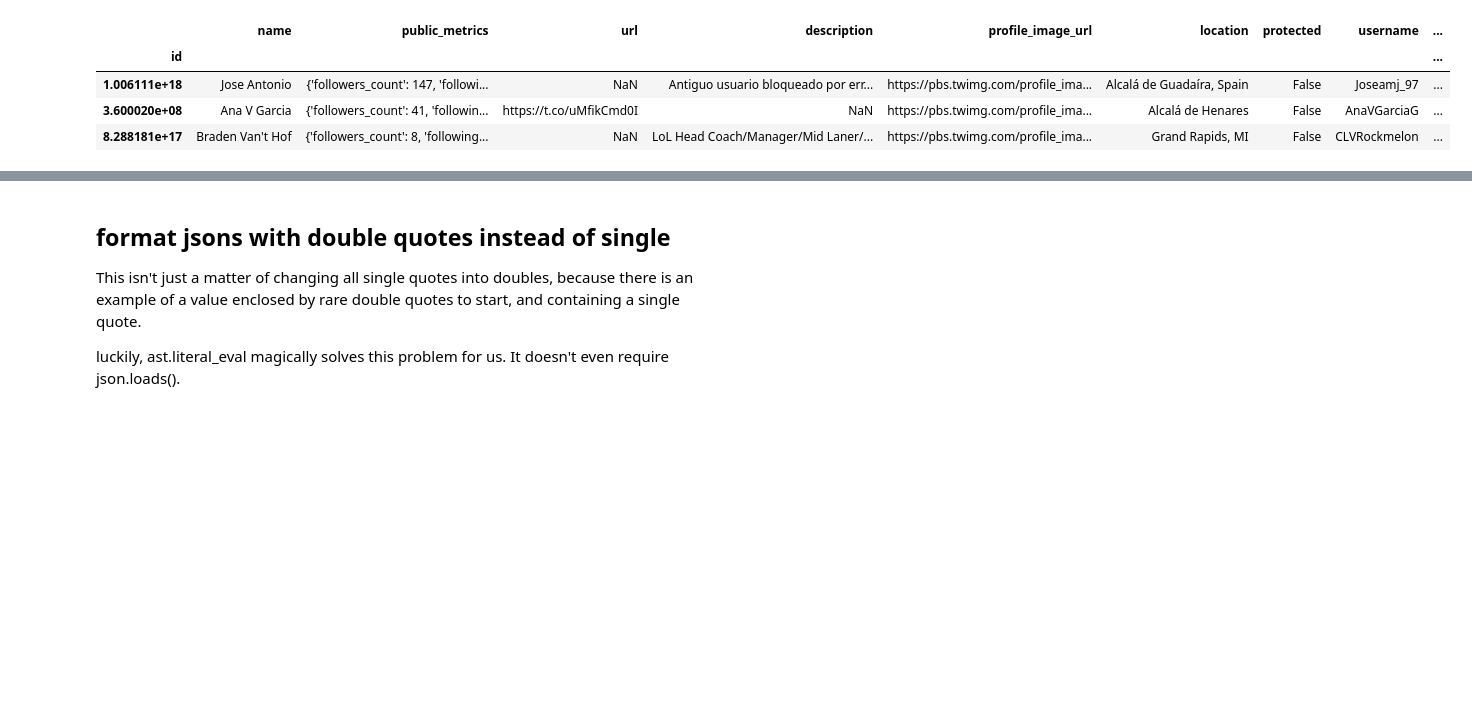
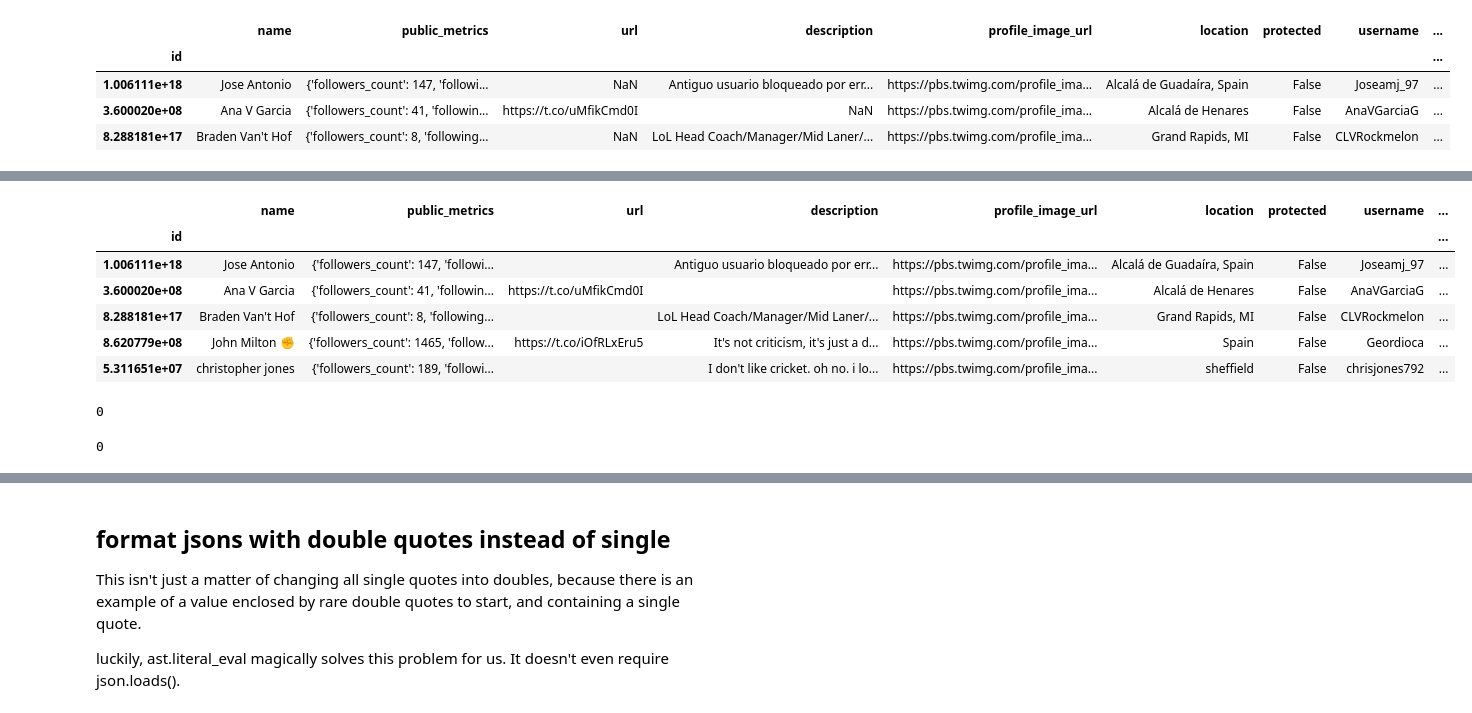
Before and after one commit to dtersegno/capstone, a Jupyter notebook: data_acquisition/4_EDA.ipynb, the cells around one changed output, grey strips where cells are left out. Cells and saved outputs as stored; diff of their text form; code cells hidden in the pictures; blank space fills up the shorter version.

```diff
--- a/data_acquisition/4_EDA.ipynb
+++ b/data_acquisition/4_EDA.ipynb
@@ -59,6 +59,9 @@ tweets.head(3)
 | 1521733011414257664 | 1521733011414257664 | everyone | en | NaN | False | Twitter for Android | {'retweet_count': 0, 'reply_count... | ... |
 # %%
 users.set_index('id', inplace = True)
+#when it comes to drop_duplicates, any NaNs are not considered duplicate values.
+# any repeated rows with NaNs must be dealt with.
+users.drop_duplicates(inplace=True)
 users.head(3)
 # %% [output]
 |  | name | public_metrics | url | description | profile_image_url | location | protected | username | ... |
@@ -73,0 +310,27 @@ len(tweets), len(users)
+# %%
+#fill missing values in user columns.
+json_likes = ['entities', 'withheld']
+string_cols = ['name', 'url', 'description', 'location']
+
+users[json_likes] = users[json_likes].fillna('{}')
+users[string_cols] = users[string_cols].fillna('')
+users['pinned_tweet_id'].fillna(0, inplace = True)
+users.head()
+# %% [output]
+|  | name | public_metrics | url | description | profile_image_url | location | protected | username | ... |
+| id |  |  |  |  |  |  |  |  | ... |
+| 1.006111e+18 | Jose Antonio | {'followers_count': 147, 'followi... |  | Antiguo usuario bloqueado por err... | https://pbs.twimg.com/profile_ima... | Alcalá de Guadaíra, Spain | False | Joseamj_97 | ... |
+| 3.600020e+08 | Ana V Garcia | {'followers_count': 41, 'followin... | https://t.co/uMfikCmd0I |  | https://pbs.twimg.com/profile_ima... | Alcalá de Henares | False | AnaVGarciaG | ... |
+| 8.288181e+17 | Braden Van't Hof | {'followers_count': 8, 'following... |  | LoL Head Coach/Manager/Mid Laner/... | https://pbs.twimg.com/profile_ima... | Grand Rapids, MI | False | CLVRockmelon | ... |
+| 8.620779e+08 | John Milton ✊ | {'followers_count': 1465, 'follow... | https://t.co/iOfRLxEru5 | It's not criticism, it's just a d... | https://pbs.twimg.com/profile_ima... | Spain | False | Geordioca | ... |
+| 5.311651e+07 | christopher jones | {'followers_count': 189, 'followi... |  | I don't like cricket. oh no. i lo... | https://pbs.twimg.com/profile_ima... | sheffield | False | chrisjones792 | ... |
+# %%
+#no remaining cells are null.
+users.isna().sum().sum()
+# %% [output]
+0
+# %%
+#no user rows are found with .duplicated()...
+users.duplicated().sum()
+# %% [output]
+0
```
Also changed, not shown: parts of 115 cells of this notebook.
